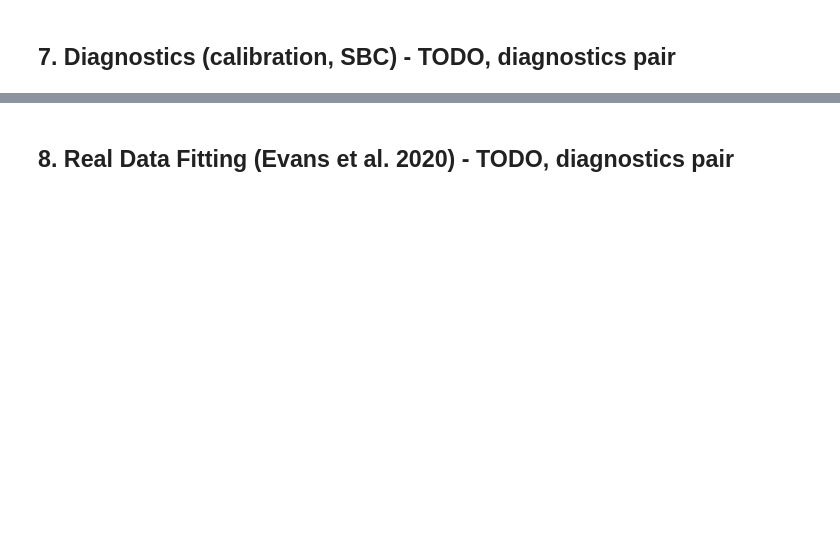
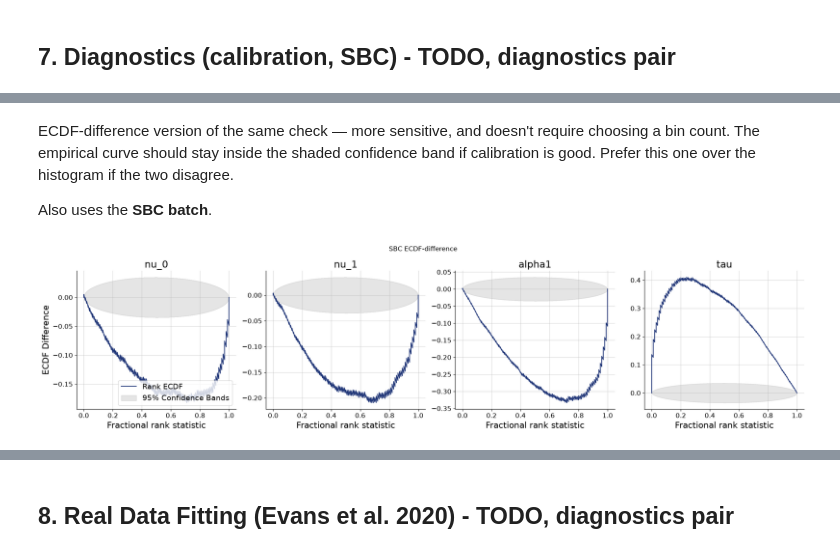
Before and after one commit to avi-0106/double-response-sbi_group17, a Jupyter notebook: notebooks/final/full_project.ipynb, the cells around one changed output, grey strips where cells are left out. Cells and saved outputs as stored; diff of their text form; code cells hidden in the pictures; blank space fills up the shorter version.

```diff
--- a/notebooks/final/full_project.ipynb
+++ b/notebooks/final/full_project.ipynb
@@ -181,0 +203,16 @@ Text(0.5, 0.98, 'SBC rank histograms')
+# %% [markdown]
+ECDF-difference version of the same check — more sensitive, and doesn't require choosing a bin count. The empirical curve should stay inside the shaded confidence band if calibration is good. Prefer this one over the histogram if the two disagree.
+
+Also uses the **SBC batch**.
+# %%
+f_sbc_ecdf = bf.diagnostics.plots.calibration_ecdf(
+    estimates=posterior_draws_sbc,
+    targets=test_data_sbc,
+    variable_keys=["nu", "alpha1", "tau"],
+    difference=True,
+)
+f_sbc_ecdf.suptitle("SBC ECDF-difference")
+f_sbc_ecdf.tight_layout()
+plt.show()
+# %% [output]
+[figure, added]
```
Also changed, not shown: parts of 9 cells of this notebook.
